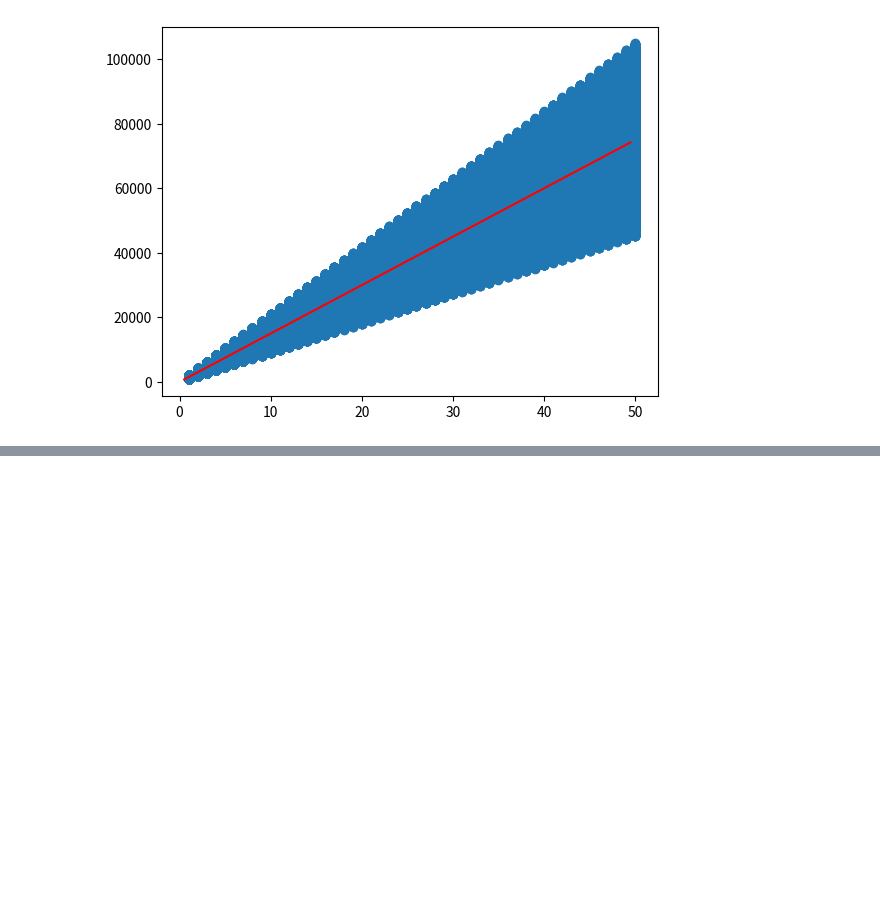
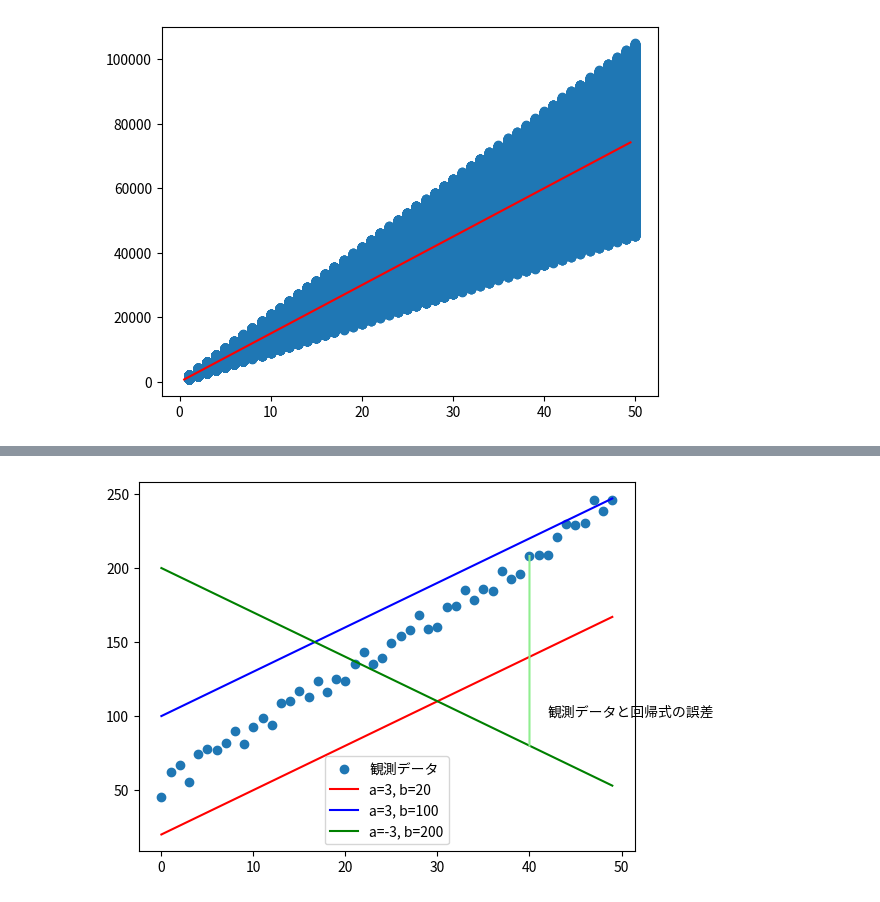
Before and after one commit to takarotoooooo/learning-for-ml, a Jupyter notebook: notebook/回帰分析/01-simple-regression-analysis.ipynb, the cells around one changed output, grey strips where cells are left out. Saved outputs shown, nothing was run; the diff lists cells and outputs as text; code cells hidden in the pictures; blank space fills up the shorter version.

```diff
--- a/notebook/回帰分析/01-simple-regression-analysis.ipynb
+++ b/notebook/回帰分析/01-simple-regression-analysis.ipynb
@@ -182,3 +182,6 @@ plt.plot(x, y, color='red')
 plt.show()
 # %% [output]
 [figure]
+# %%
+x = np.arange(0, 50, 1)
+data = [4 * i + 50 + random.uniform(-10, 10) for i in x]
@@ -184,0 +208,18 @@ plt.show()
+# %%
+import random
+import numpy as np
+
+plt.scatter(x, data, label='観測データ')
+
+plt.plot(x, [3 * xs + 20 for xs in x], color='red', label='a=3, b=20')
+plt.plot(x, [3 * xs + 100 for xs in x], color='blue', label='a=3, b=100')
+plt.plot(x, [-3 * xs + 200 for xs in x], color='green', label='a=-3, b=200')
+
+y1 = np.arange(80, 208.2, 0.1)
+plt.plot(np.zeros(len(y1)) + 40, y1, color='lightgreen')
+plt.annotate('観測データと回帰式の誤差', xy=(42, 100), size=10, color='black')
+
+plt.legend()
+plt.show()
+# %% [output]
+[figure, added]
```
Also changed, not shown: parts of 7 cells of this notebook, 5 other files.
